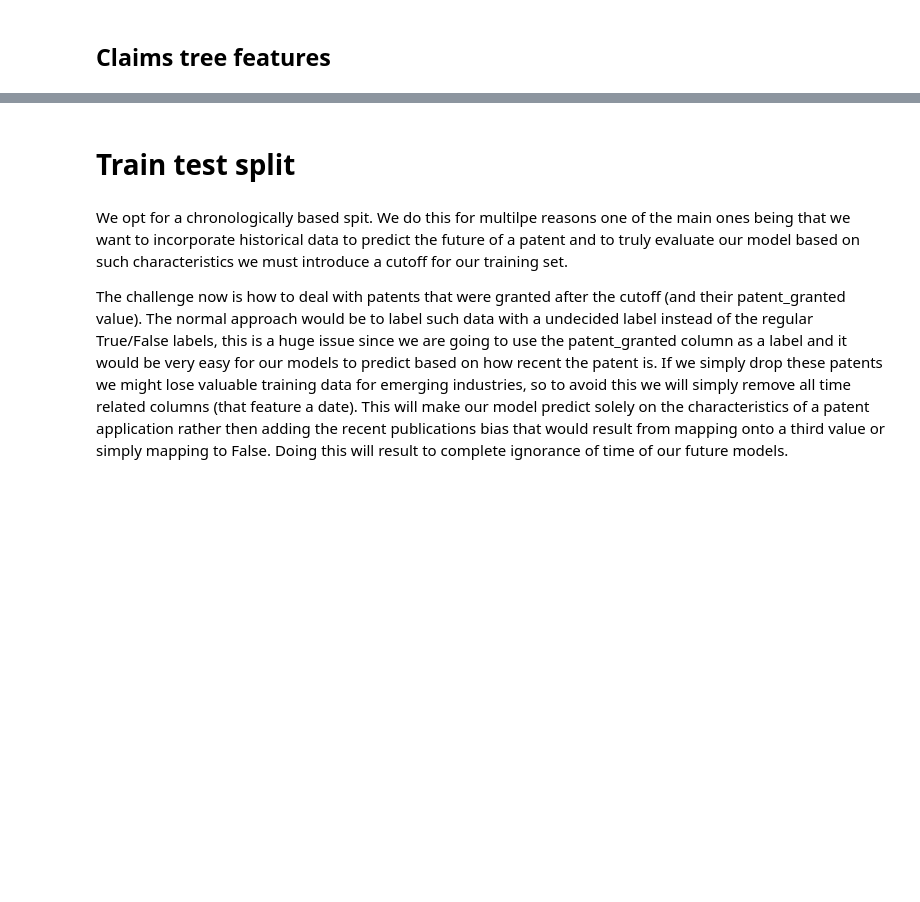
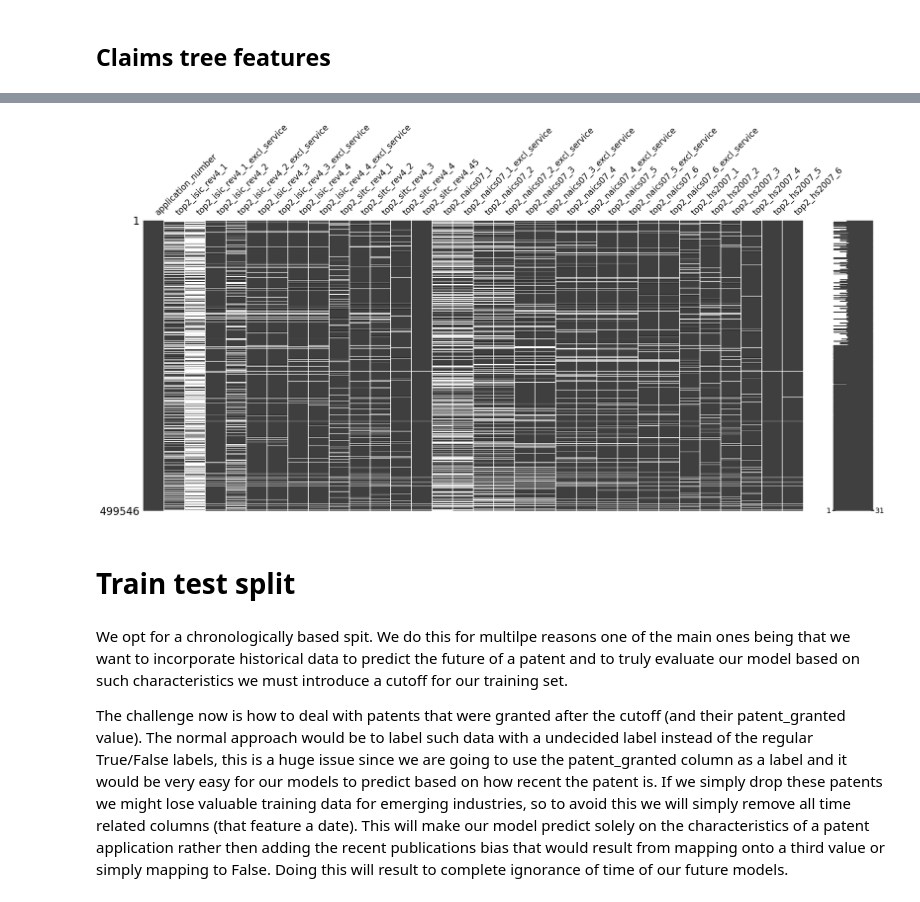
Before and after one commit to JakovDamjanski/EPO-Patent-Data-Analisys, a Jupyter notebook: DatasetCreation.ipynb, the cells around one changed output, grey strips where cells are left out. Saved outputs shown, nothing was run; the diff lists cells and outputs as text; code cells hidden in the pictures; blank space fills up the shorter version.

```diff
--- a/DatasetCreation.ipynb
+++ b/DatasetCreation.ipynb
@@ -1188,0 +2221,13 @@ df_combined.to_csv('./Data/up_to_2024_full_patent_data_derived.csv', index=False
+# %%
+dropped_first_for_all_df =mapped_industry_df.drop(columns=[col for col in mapped_industry_df.columns if col.startswith('top1')])
+dropped_first_for_all_df = dropped_first_for_all_df[dropped_first_for_all_df.isnull().any(axis=1)]
+# %%
+import pandas as pd
+import missingno as msno
+import matplotlib.pyplot as plt
+
+# Plot missing value matrix
+msno.matrix(dropped_first_for_all_df)
+plt.show()
+# %% [output]
+[figure, added]
```
Also changed, not shown: parts of 63 cells of this notebook, 31 other files.
